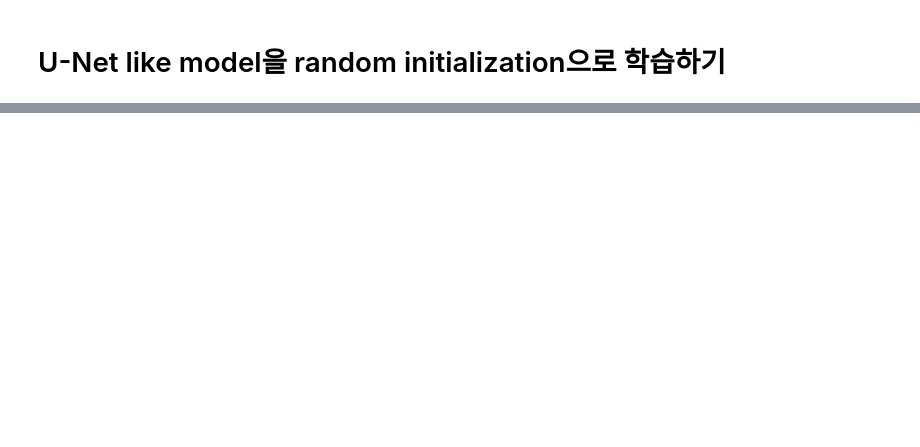
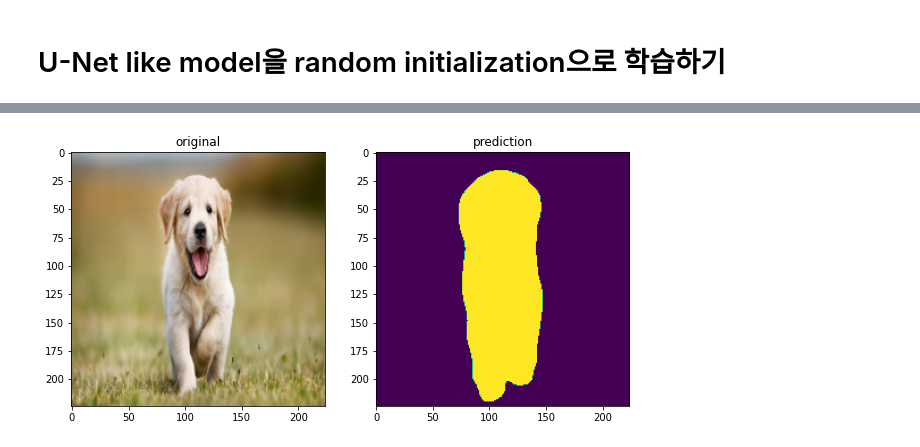
Before and after one commit to joonkeekim/Oxford_IIIT_Pet, a Jupyter notebook: Oxford-IIIT Pet U-net segmentation.ipynb, the cells around one changed output, grey strips where cells are left out. Cells and saved outputs as stored; diff of their text form; code cells hidden in the pictures; blank space fills up the shorter version.

```diff
--- a/Oxford-IIIT Pet U-net segmentation.ipynb
+++ b/Oxford-IIIT Pet U-net segmentation.ipynb
@@ -380,0 +546,2 @@ def MyModel():
+# %%
+img = np.reshape(img,(1,224,224,3))
@@ -380,0 +553,18 @@ def MyModel():
+# %%
+pred = np.zeros_like(prediction)
+
+pred[prediction>=threshold] = 1
+pred[prediction<threshold] = 0
+# %%
+plt.figure(figsize=(10,5))
+plt.subplot(1,2,1)
+plt.imshow(img[0,:,:,:])
+plt.title('original')
+plt.subplot(1,2,2)
+plt.imshow(pred[0,:,:,1])
+plt.title('prediction')
+plt.show()
+
+#얼추 잘맞는다.
+# %% [output]
+[figure, added]
```
Also changed, not shown: parts of 17 cells of this notebook.
